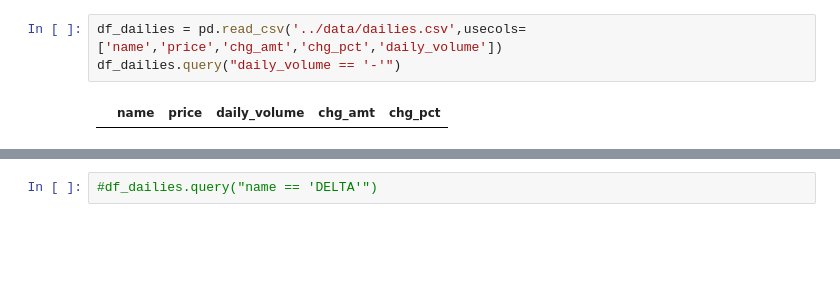
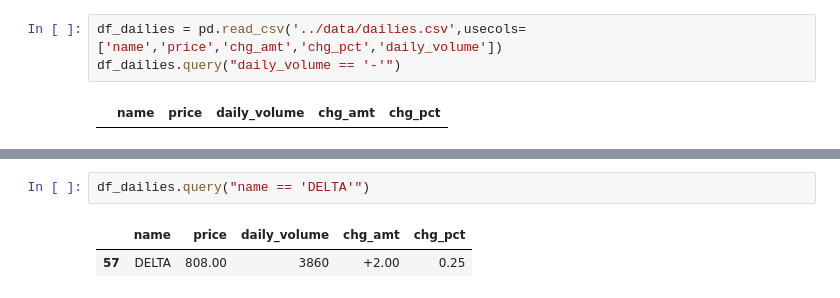
Before and after one commit to santimcs/A7, a Jupyter notebook: Daily/230-Display Dailies by Change Percent.ipynb, the cells around one changed output, grey strips where cells are left out. Drawn from its saved outputs; the diff is of its cells as text; blank space fills up the shorter version.

```diff
--- a/Daily/230-Display Dailies by Change Percent.ipynb
+++ b/Daily/230-Display Dailies by Change Percent.ipynb
@@ -45,7 +45,10 @@ chg_amt         float64
 chg_pct         float64
 dtype: object
 # %%
-#df_dailies.query("name == 'DELTA'")
+df_dailies.query("name == 'DELTA'")
+# %% [output]
+|  | name | price | daily_volume | chg_amt | chg_pct |
+| 57 | DELTA | 808.00 | 3860 | +2.00 | 0.25 |
 # %%
 df_dailies.sort_values(['chg_pct'],ascending=[False]).head(10)
 # %% [output]
```
Also changed, not shown: parts of 5 cells of this notebook, 22 other files.
